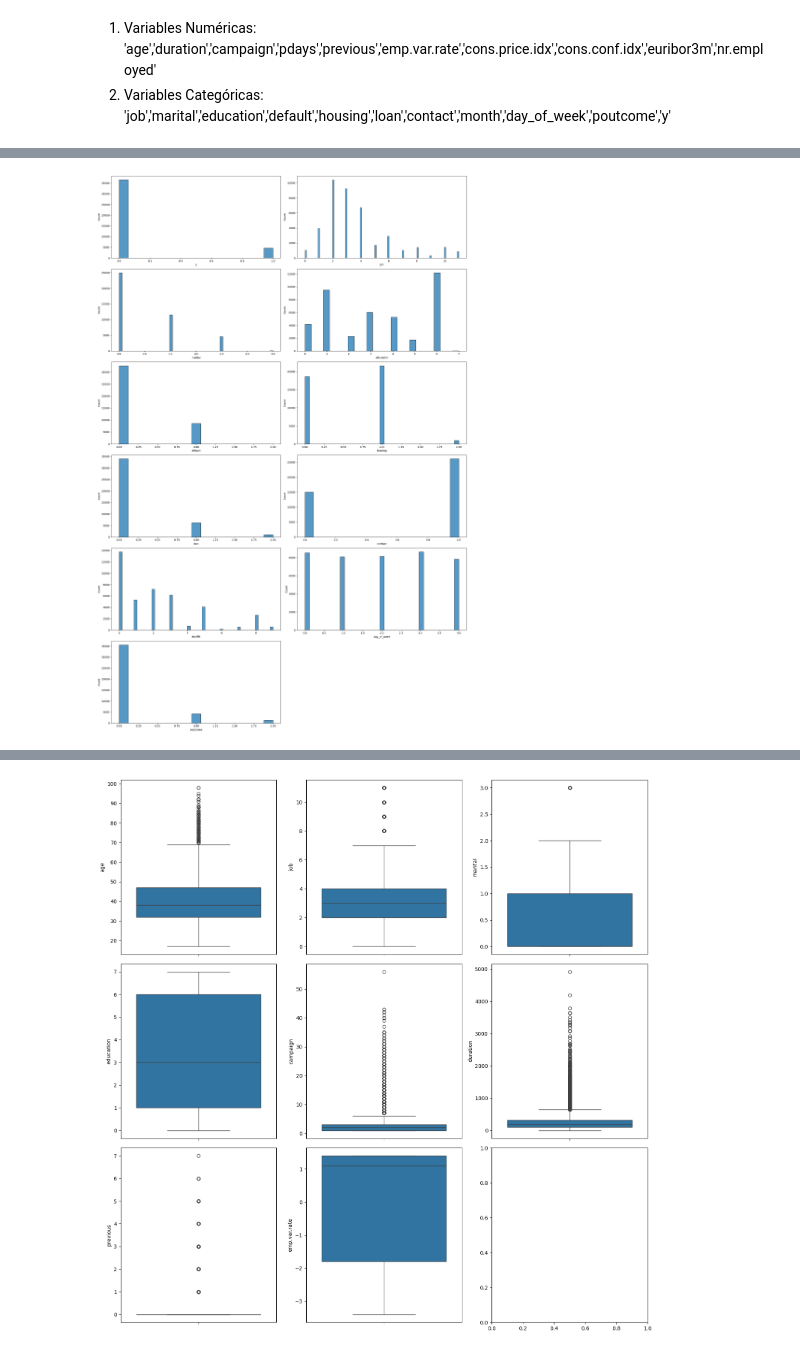
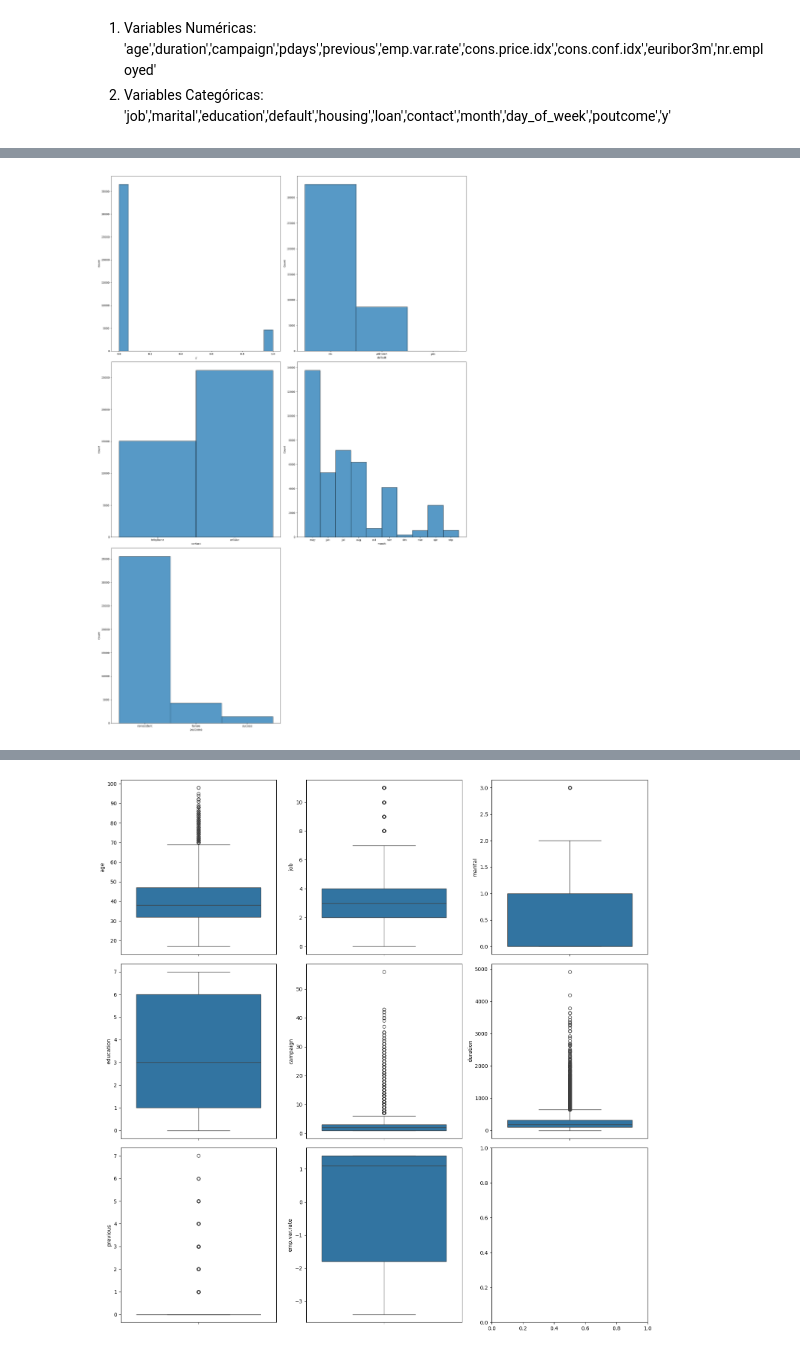
Before and after one commit to diegomacaya/regresion_logistica, a Jupyter notebook: src/explore.ipynb, the cells around one changed output, grey strips where cells are left out. Cells and saved outputs as stored; diff of their text form; code cells hidden in the pictures.

```diff
--- a/src/explore.ipynb
+++ b/src/explore.ipynb
@@ -51,0 +50,4 @@ memory usage: 6.6+ MB
+# %%
+#Eliminar información irrelevante, elementos que correlacionados a y(tomar deposito) es menor a 0,1
+df.drop(["age", "marital", "job", "education",'housing','loan','day_of_week','campaign','cons.conf.idx'], axis = 1, inplace = True)
+df.head()
@@ -52,35 +61,32 @@ memory usage: 6.6+ MB
 # %%
-#no eliminaré variables ni información duplicada, porque no conozco la base, sugiero hacerlo despues del analisis de las variables
+
 #Paso 3: Análisis de variables univariadas
 
 #Analisis de variables categóricas
 
 import matplotlib.pyplot as plt
 import seaborn as sns
 
-fig, axis = plt.subplots(6, 2, figsize=(20, 30))
+fig, axis = plt.subplots(3, 2, figsize=(20, 30))
 
 # Create Histogram
 sns.histplot(ax = axis[0,0], data = df, x = "y")
-sns.histplot(ax = axis[0,1], data = df, x = "job")
-sns.histplot(ax = axis[1,0], data = df, x = "marital")
-sns.histplot(ax = axis[1,1], data = df, x = "education")
-sns.histplot(ax = axis[2,0], data = df, x = "default")
-sns.histplot(ax = axis[2,1], data = df, x = "housing")
-sns.histplot(ax = axis[3,0], data = df, x = "loan")
-sns.histplot(ax = axis[3,1], data = df, x = "contact")
-sns.histplot(ax = axis[4,0], data = df, x = "month")
-sns.histplot(ax = axis[4,1], data = df, x = "day_of_week")
-sns.histplot(ax = axis[5,0], data = df, x = "poutcome")
 
-fig.delaxes(axis[5, 1])
+sns.histplot(ax = axis[0,1], data = df, x = "default")
+
+sns.histplot(ax = axis[1,0], data = df, x = "contact")
+sns.histplot(ax = axis[1,1], data = df, x = "month")
+
+sns.histplot(ax = axis[2,0], data = df, x = "poutcome")
+
+fig.delaxes(axis[2, 1])
 
 # Adjust layout
 plt.tight_layout()
 
 # Show the plot
 plt.show()
 # %% [output]
-[figure, old version]
+[figure, new version]
 # %%
 #Analisis de variables numéricas
```
Also changed, not shown: parts of 11 cells of this notebook.
